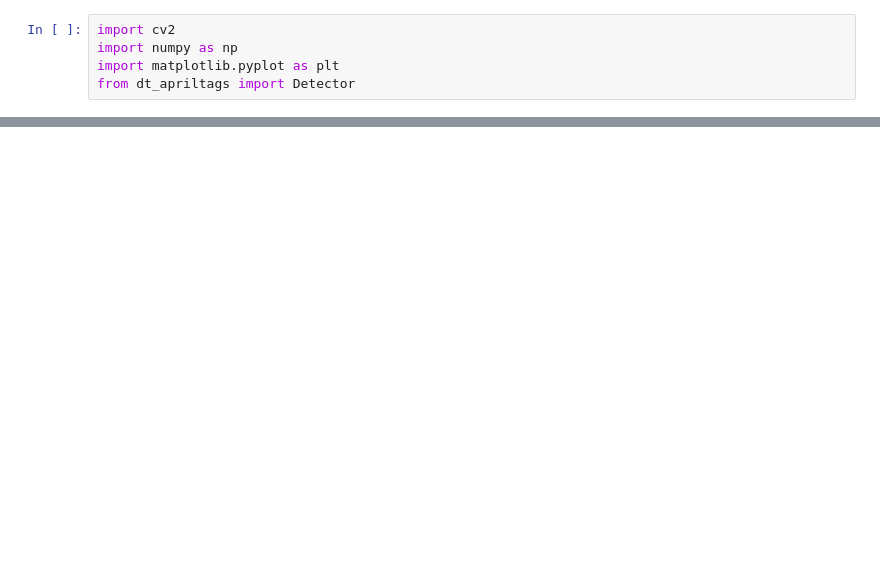
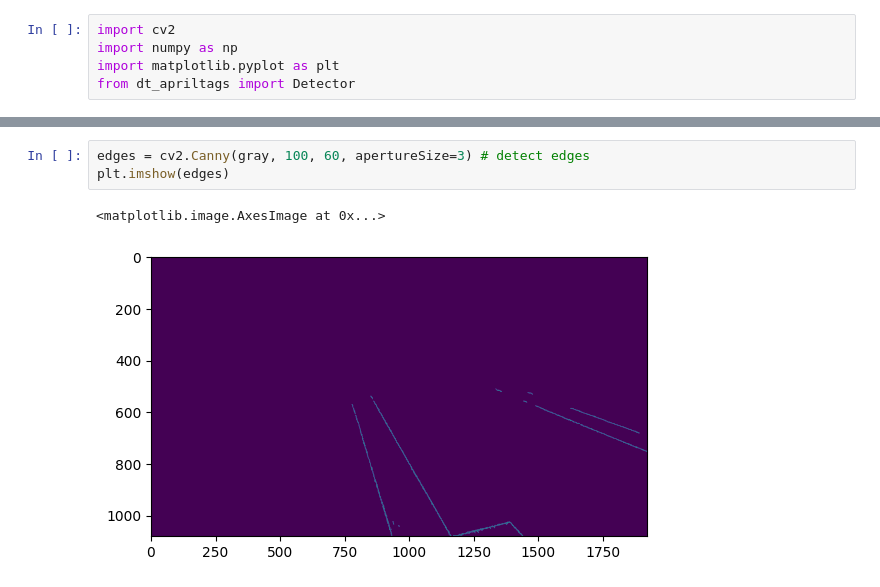
Before and after one commit to TonehavenE/cv-intro, a Jupyter notebook: test.ipynb, the cells around one changed output, grey strips where cells are left out. Cells and saved outputs as stored; diff of their text form; blank space fills up the shorter version.

```diff
--- a/test.ipynb
+++ b/test.ipynb
@@ -157,0 +120,6 @@ error: OpenCV(4.8.0) /io/opencv/modules/imgproc/src/color.cpp:182: error: (-215:
+# %%
+edges = cv2.Canny(gray, 100, 60, apertureSize=3) # detect edges
+plt.imshow(edges)
+# %% [output]
+<matplotlib.image.AxesImage at 0x...>
+[figure, added]
```
Also changed, not shown: parts of 15 cells of this notebook, 2 other files.
